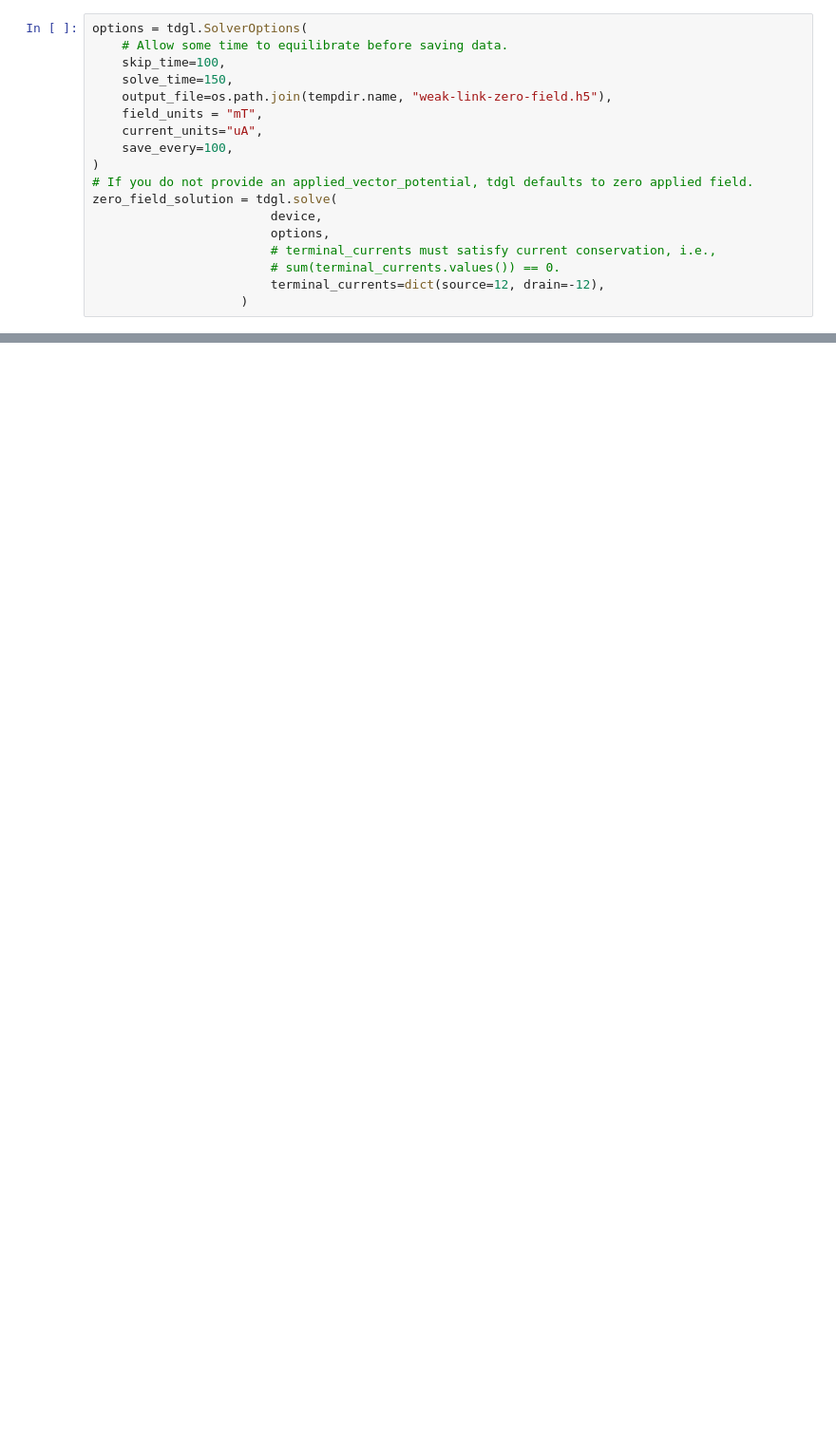
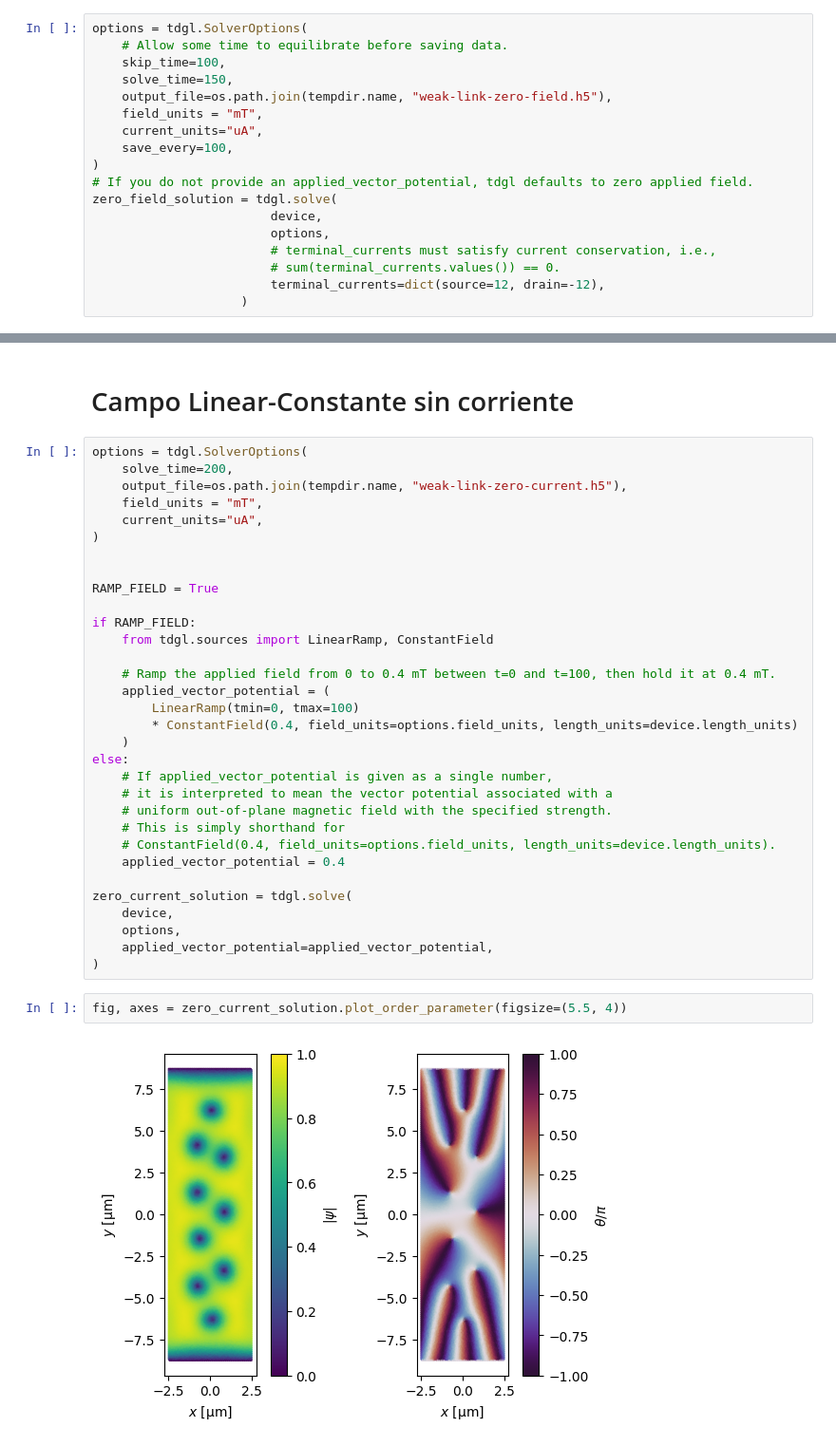
Before and after one commit to nick0413/TDGL_simulation, a Jupyter notebook: main.ipynb, the cells around one changed output, grey strips where cells are left out. Shown at 95% size. Drawn from its saved outputs; the diff is of its cells as text; blank space fills up the shorter version.

Commit message:
2 currents

```diff
--- a/main.ipynb
+++ b/main.ipynb
@@ -170,3 +172,41 @@ if MAKE_ANIMATIONS:
     display(zero_field_video)
 # %% [output]
 [interactive output not drawn]
+# %% [markdown]
+# Campo Linear-Constante sin corriente
+# %%
+options = tdgl.SolverOptions(
+    solve_time=200,
+    output_file=os.path.join(tempdir.name, "weak-link-zero-current.h5"),
+    field_units = "mT",
+    current_units="uA",
+)
+
+
+RAMP_FIELD = True
+
+if RAMP_FIELD:
+    from tdgl.sources import LinearRamp, ConstantField
+
+    # Ramp the applied field from 0 to 0.4 mT between t=0 and t=100, then hold it at 0.4 mT.
+    applied_vector_potential = (
+        LinearRamp(tmin=0, tmax=100)
+        * ConstantField(0.4, field_units=options.field_units, length_units=device.length_units)
+    )
+else:
+    # If applied_vector_potential is given as a single number,
+    # it is interpreted to mean the vector potential associated with a
+    # uniform out-of-plane magnetic field with the specified strength.
+    # This is simply shorthand for
+    # ConstantField(0.4, field_units=options.field_units, length_units=device.length_units).
+    applied_vector_potential = 0.4
+
+zero_current_solution = tdgl.solve(
+    device,
+    options,
+    applied_vector_potential=applied_vector_potential,
+)
+# %%
+fig, axes = zero_current_solution.plot_order_parameter(figsize=(5.5, 4))
+# %% [output]
+[figure, added]
```
Also changed, not shown: parts of 13 cells of this notebook, 1 other file.
